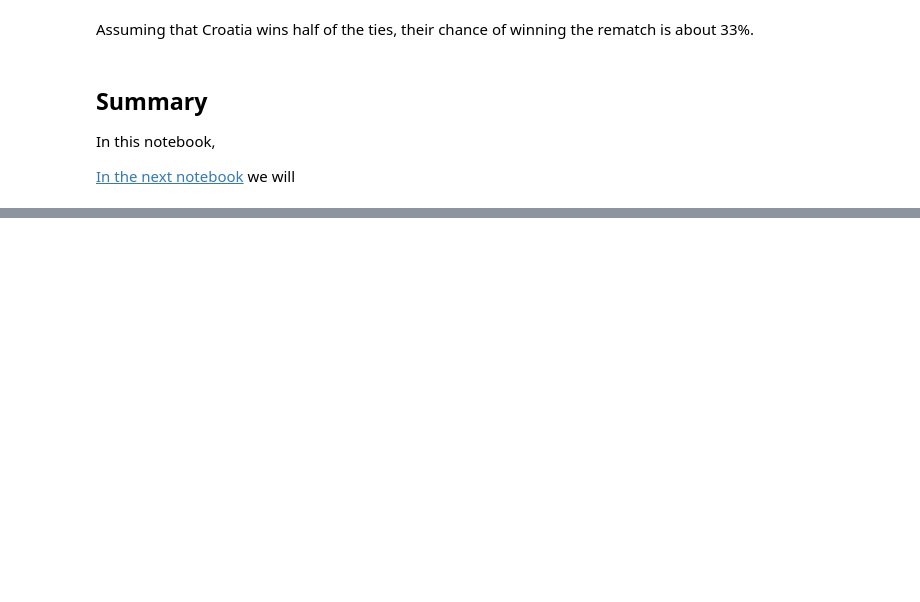
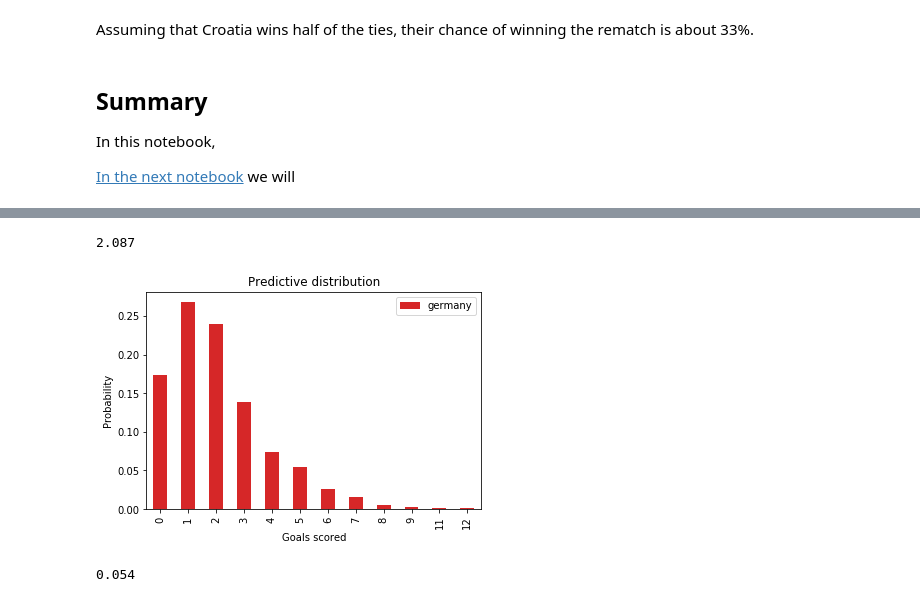
Before and after one commit to AllenDowney/BiteSizeBayes, a Jupyter notebook: 09_predict_soln.ipynb, the cells around one changed output, grey strips where cells are left out. Drawn from its saved outputs; the diff is of its cells as text; code cells hidden in the pictures; blank space fills up the shorter version.

Commit message:
Updating 09_predict

```diff
--- a/09_predict_soln.ipynb
+++ b/09_predict_soln.ipynb
@@ -310,0 +416,26 @@ In this notebook,
+# %%
+# Solution
+
+remaining_time = (90-23) / 90
+goals_germany = np.random.poisson(sample_germany * remaining_time)
+# %%
+# Solution
+
+pmf_germany = pmf_from_seq(goals_germany)
+pmf_germany.plot.bar(color='C3', label='germany')
+
+plt.xlabel('Goals scored')
+plt.ylabel('Probability')
+plt.title('Predictive distribution')
+plt.legend()
+
+goals_germany.mean()
+# %% [output]
+2.087
+[figure, added]
+# %%
+# Solution
+
+pmf_germany[5]
+# %% [output]
+0.054
```
Also changed, not shown: parts of 25 cells of this notebook, 1 other file.
